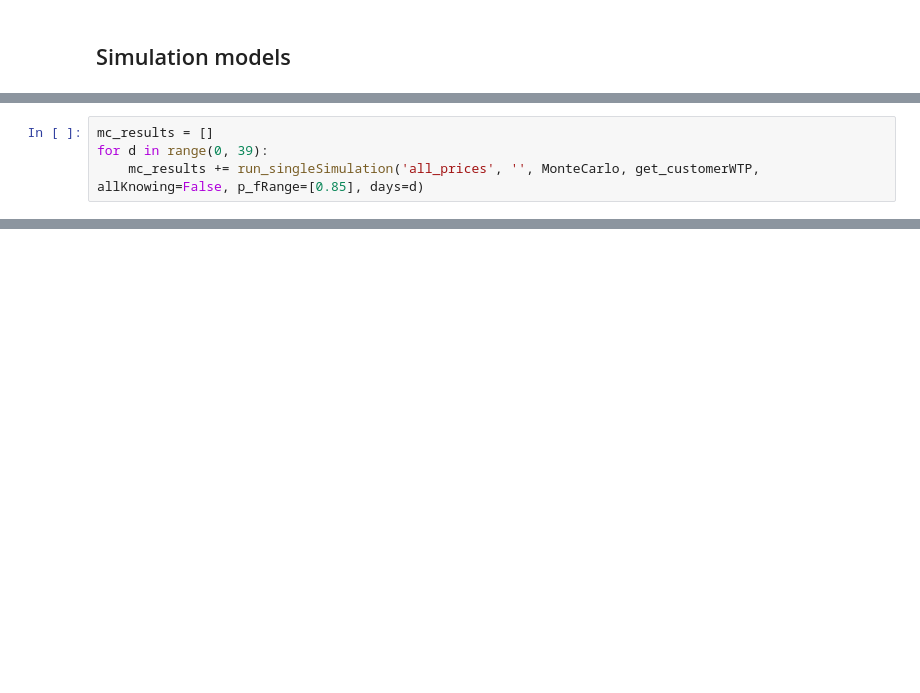
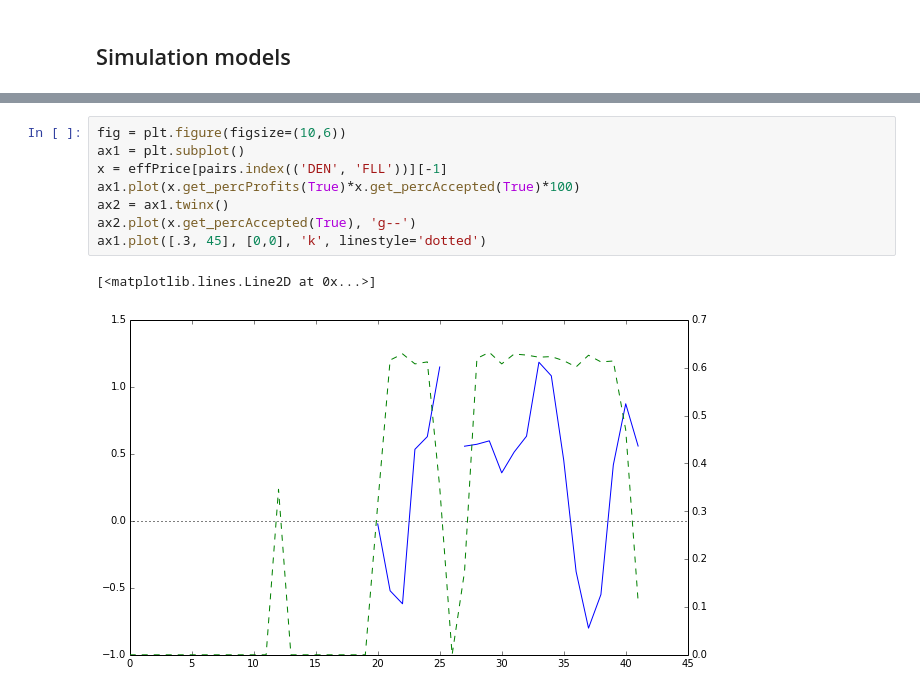
Before and after one commit to vankempen/Thesis, a Jupyter notebook: Simulation/Simulation.ipynb, the cells around one changed output, grey strips where cells are left out. Saved outputs shown, nothing was run; the diff lists cells and outputs as text; blank space fills up the shorter version.

```diff
--- a/Simulation/Simulation.ipynb
+++ b/Simulation/Simulation.ipynb
@@ -1140,4 +69,0 @@ Int64Index([3, 4, 5, 6], dtype=int64)
-# %%
-mc_results = []
-for d in range(0, 39):
-    mc_results += run_singleSimulation('all_prices', '', MonteCarlo, get_customerWTP, allKnowing=False, p_fRange=[0.85], days=d)
@@ -1503,0 +453,11 @@ ORD  >  LGA
+# %%
+fig = plt.figure(figsize=(10,6))
+ax1 = plt.subplot()
+x = effPrice[pairs.index(('DEN', 'FLL'))][-1]
+ax1.plot(x.get_percProfits(True)*x.get_percAccepted(True)*100)
+ax2 = ax1.twinx()
+ax2.plot(x.get_percAccepted(True), 'g--')
+ax1.plot([.3, 45], [0,0], 'k', linestyle='dotted')
+# %% [output]
+[<matplotlib.lines.Line2D at 0x...>]
+[figure, added]
```
Also changed, not shown: parts of 150 cells of this notebook.
